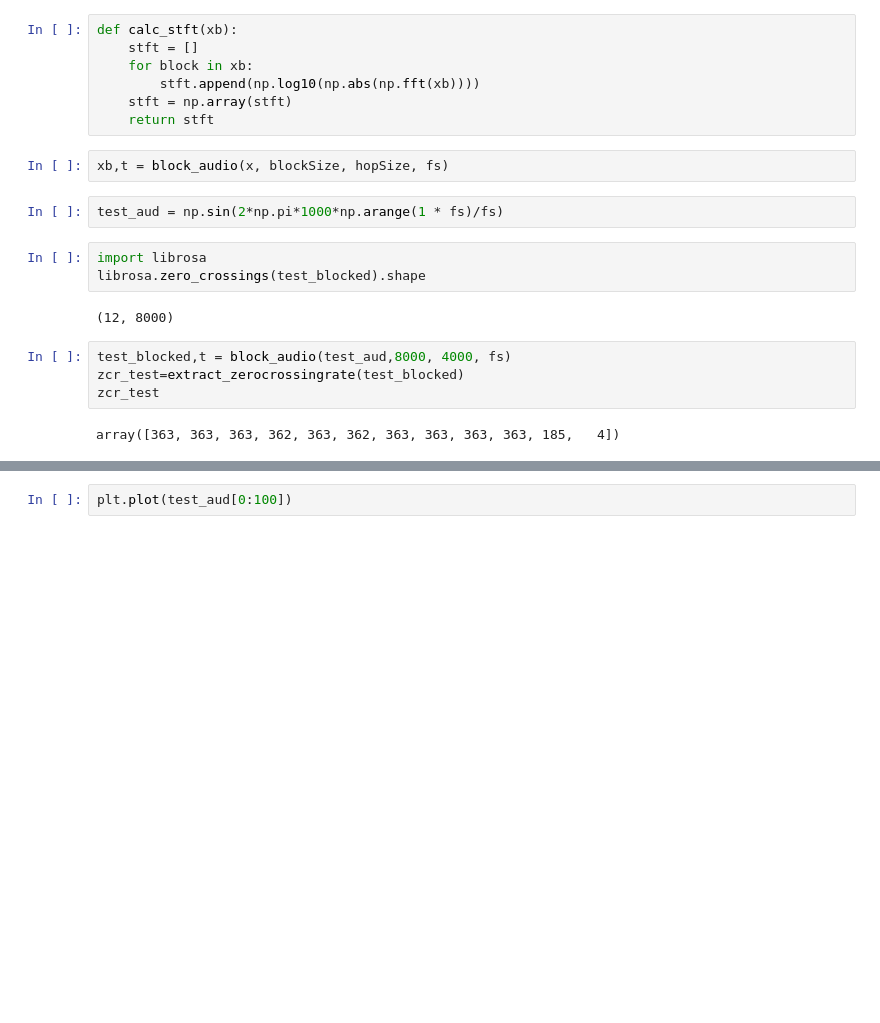
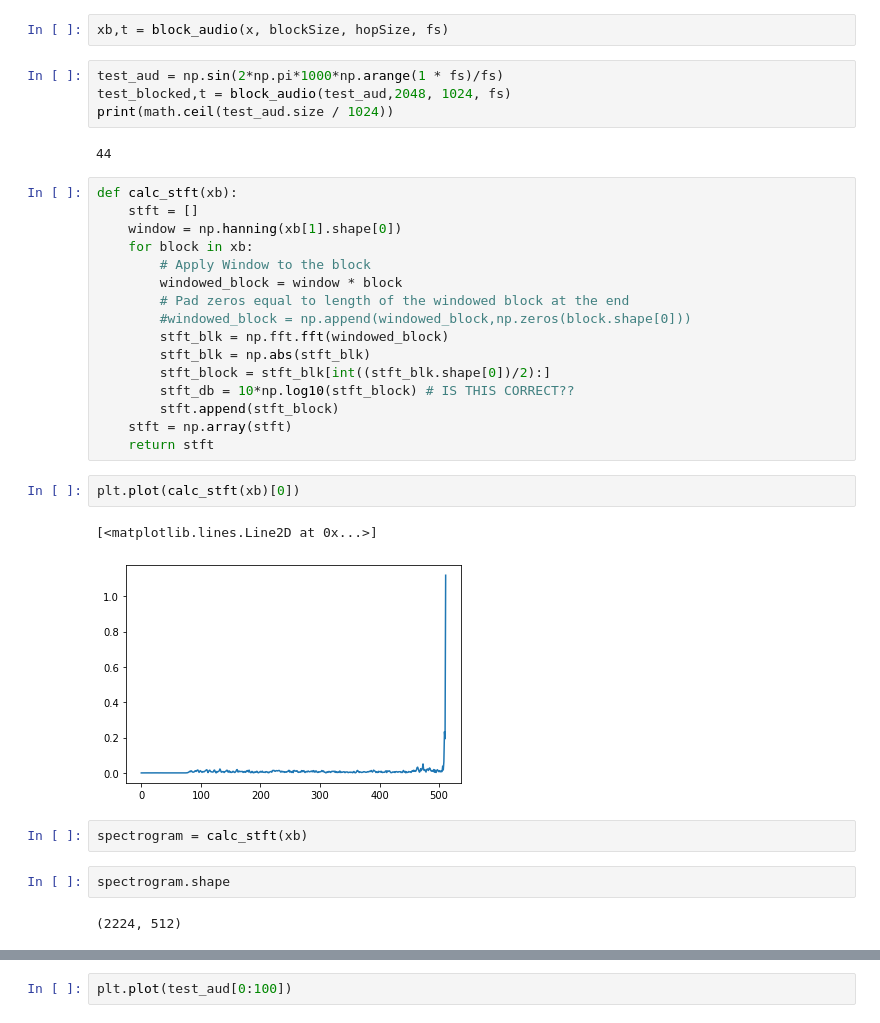
Before and after one commit to VedantKalbag/ACA-assignments, a Jupyter notebook: assignment_2/ass2.ipynb, the cells around one changed output, grey strips where cells are left out. Saved outputs shown, nothing was run; the diff lists cells and outputs as text; blank space fills up the shorter version.

Commit message:
calculated stft, need to verify if correct

```diff
--- a/assignment_2/ass2.ipynb
+++ b/assignment_2/ass2.ipynb
@@ -30,25 +30,38 @@ def block_audio(x,blockSize,hopSize,fs):
         i_stop = np.min([x.size - 1, i_start + blockSize - 1])
         xb[n][np.arange(0,blockSize)] = x[np.arange(i_start, i_stop + 1)]
     return (xb,t)
-# %%
-def calc_stft(xb):
-    stft = []
-    for block in xb:
-        stft.append(np.log10(np.abs(np.fft(xb))))
-    stft = np.array(stft)
-    return stft
 # %%
 xb,t = block_audio(x, blockSize, hopSize, fs)
 # %%
 test_aud = np.sin(2*np.pi*1000*np.arange(1 * fs)/fs)
+test_blocked,t = block_audio(test_aud,2048, 1024, fs)
+print(math.ceil(test_aud.size / 1024))
+# %% [output]
+44
-# %%
-import librosa
-librosa.zero_crossings(test_blocked).shape
-# %% [output]
-(12, 8000)
-# %%
-test_blocked,t = block_audio(test_aud,8000, 4000, fs)
-zcr_test=extract_zerocrossingrate(test_blocked)
-zcr_test
-# %% [output]
-array([363, 363, 363, 362, 363, 362, 363, 363, 363, 363, 185,   4])
+# %%
+def calc_stft(xb):
+    stft = []
+    window = np.hanning(xb[1].shape[0])
+    for block in xb:
+        # Apply Window to the block
+        windowed_block = window * block
+        # Pad zeros equal to length of the windowed block at the end
+        #windowed_block = np.append(windowed_block,np.zeros(block.shape[0]))
+        stft_blk = np.fft.fft(windowed_block)
+        stft_blk = np.abs(stft_blk)
+        stft_block = stft_blk[int((stft_blk.shape[0])/2):]
+        stft_db = 10*np.log10(stft_block) # IS THIS CORRECT??
+        stft.append(stft_block)
+    stft = np.array(stft)
+    return stft
+# %%
+plt.plot(calc_stft(xb)[0])
+# %% [output]
+[<matplotlib.lines.Line2D at 0x...>]
+[figure, added]
+# %%
+spectrogram = calc_stft(xb)
+# %%
+spectrogram.shape
+# %% [output]
+(2224, 512)
```
Also changed, not shown: parts of 2 cells of this notebook, 1 other file.
